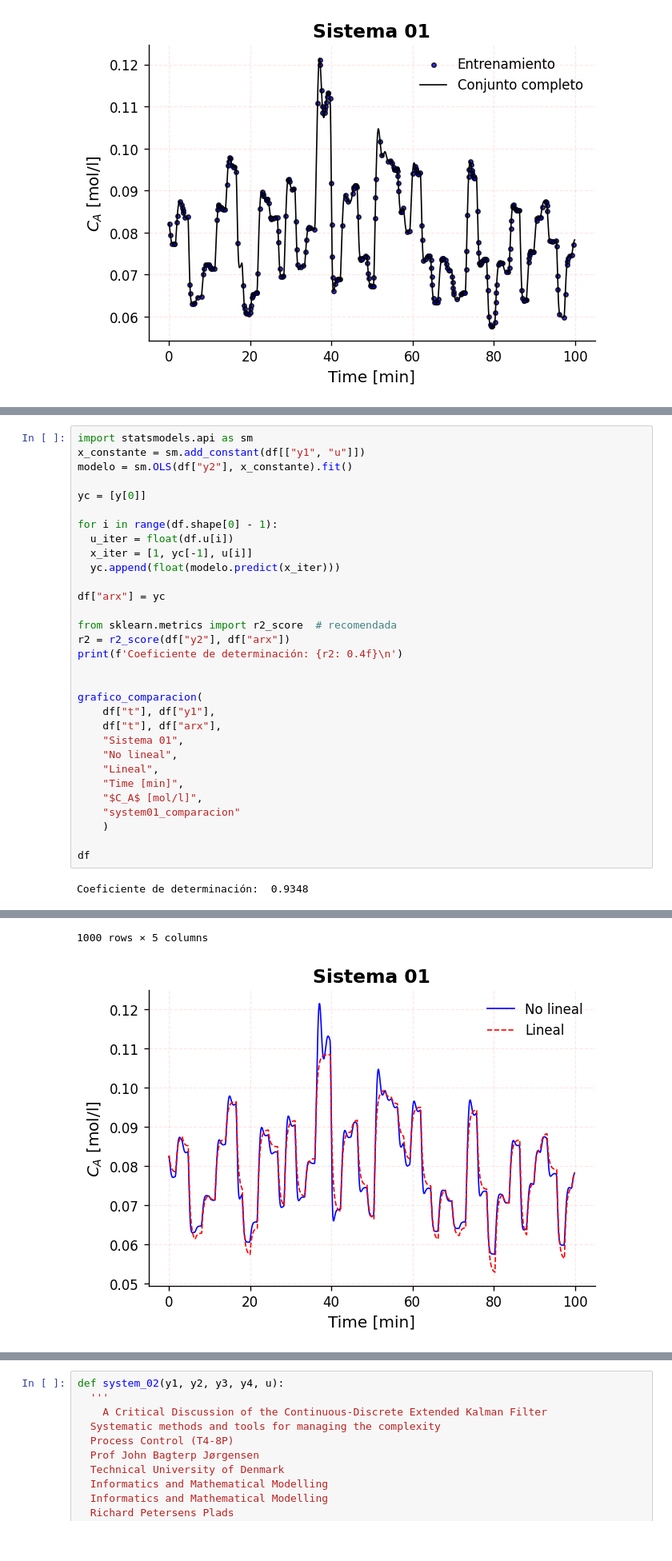
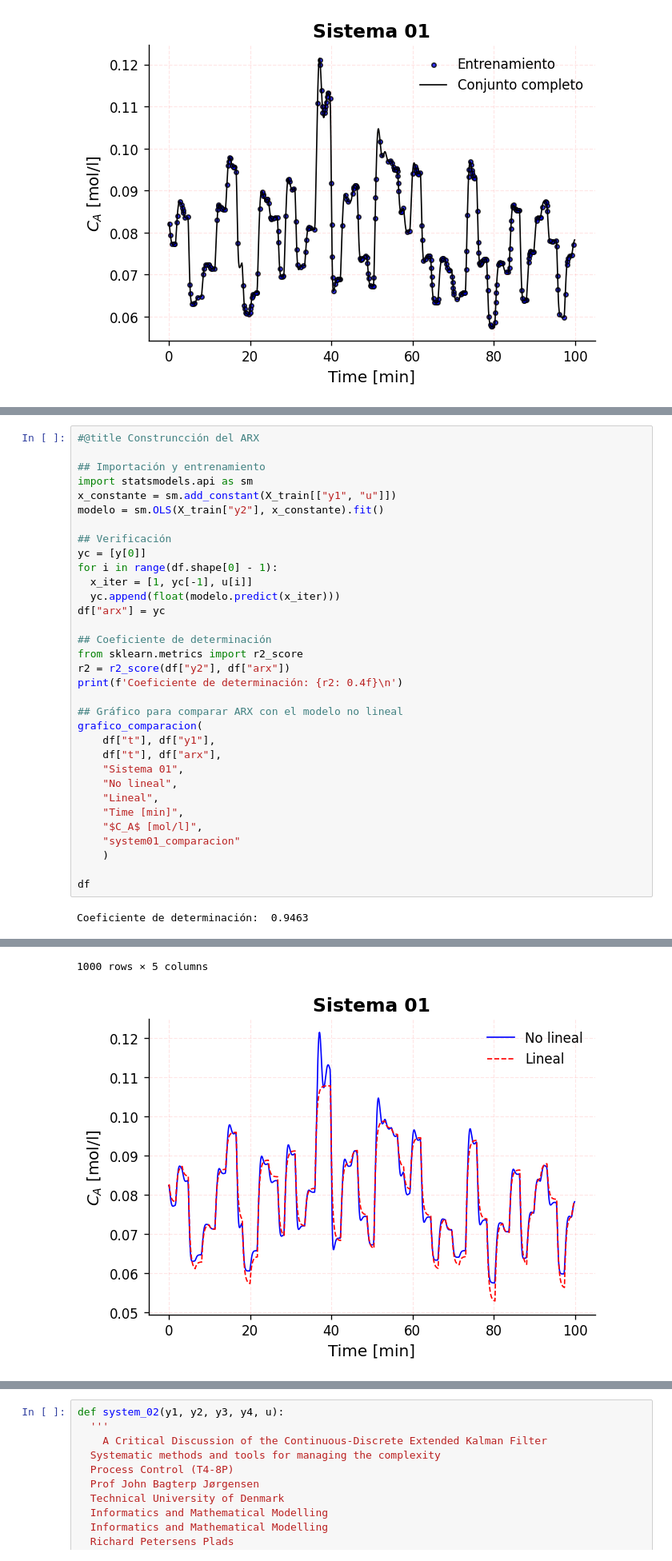
Before and after one commit to DrFaus/Estadistica, a Jupyter notebook: MedicionNoLinealidad/Nonlinear_Systems.ipynb, the cells around one changed output, grey strips where cells are left out. Shown at 80% size. Saved outputs shown, nothing was run; the diff lists cells and outputs as text.

```diff
--- a/MedicionNoLinealidad/Nonlinear_Systems.ipynb
+++ b/MedicionNoLinealidad/Nonlinear_Systems.ipynb
@@ -613,22 +596,24 @@ df
 # %%
+#@title Construncción del ARX
+
+## Importación y entrenamiento
 import statsmodels.api as sm
-x_constante = sm.add_constant(df[["y1", "u"]])
-modelo = sm.OLS(df["y2"], x_constante).fit()
+x_constante = sm.add_constant(X_train[["y1", "u"]])
+modelo = sm.OLS(X_train["y2"], x_constante).fit()
 
+## Verificación
 yc = [y[0]]
-
 for i in range(df.shape[0] - 1):
-  u_iter = float(df.u[i])
   x_iter = [1, yc[-1], u[i]]
   yc.append(float(modelo.predict(x_iter)))
-
 df["arx"] = yc
 
-from sklearn.metrics import r2_score  # recomendada
+## Coeficiente de determinación
+from sklearn.metrics import r2_score
 r2 = r2_score(df["y2"], df["arx"])
 print(f'Coeficiente de determinación: {r2: 0.4f}\n')
 
-
+## Gráfico para comparar ARX con el modelo no lineal
 grafico_comparacion(
     df["t"], df["y1"],
     df["t"], df["arx"],
@@ -642,6 +627,6 @@ grafico_comparacion(
 
 df
 # %% [output]
-Coeficiente de determinación:  0.9348
+Coeficiente de determinación:  0.9463
 |  | t | y1 | y2 | u | arx |
 | 0 | 0.0 | 0.082345 | 0.082012 | 100.000000 | 0.082345 |
@@ -658,2 +643,2 @@ Coeficiente de determinación:  0.9348
 1000 rows × 5 columns
-[figure, old version]
+[figure, new version]
```
Also changed, not shown: parts of 8 cells of this notebook.
